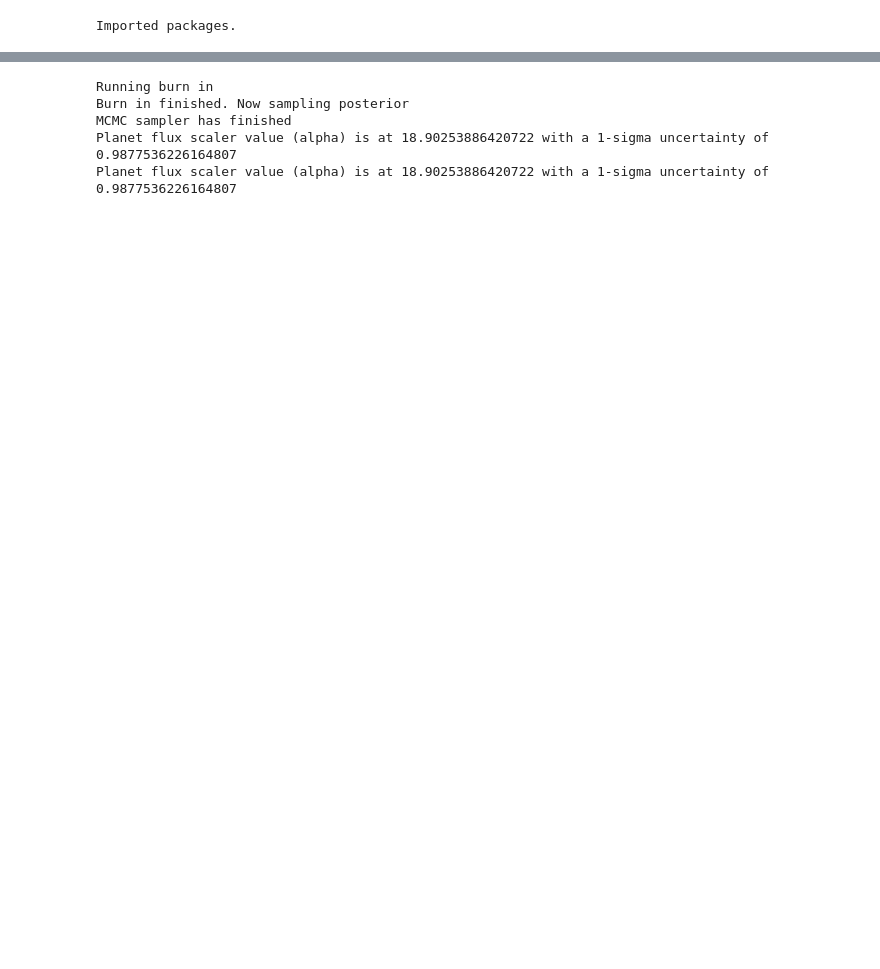
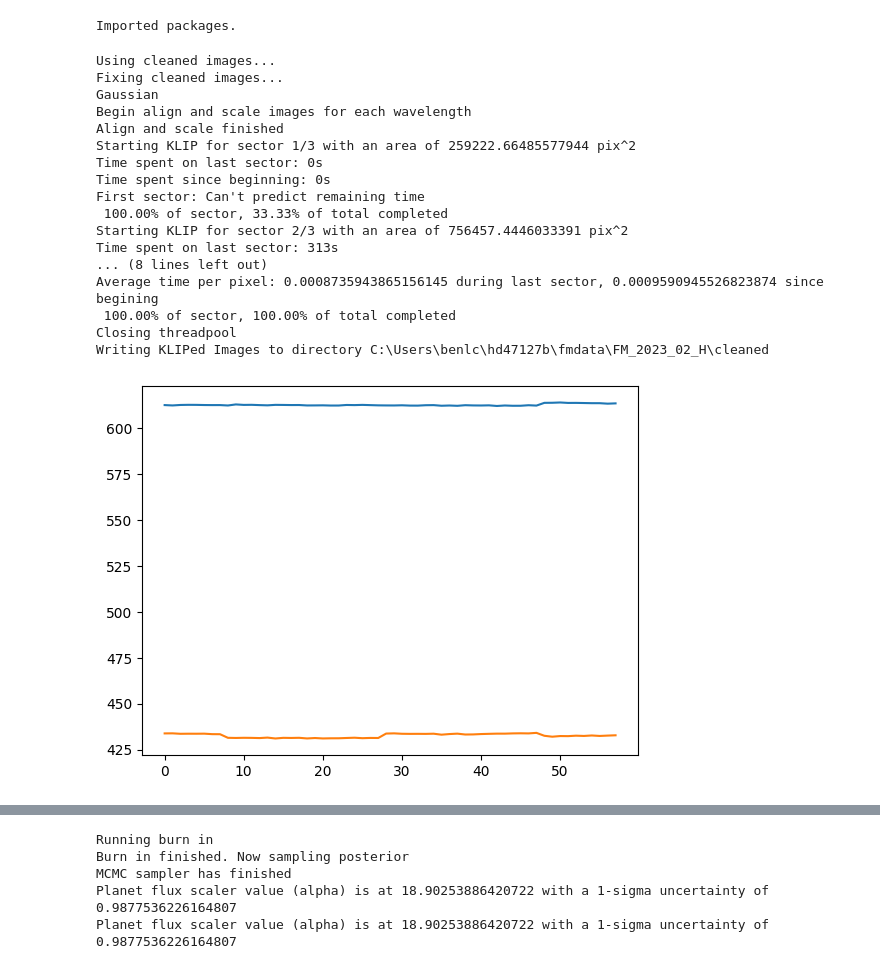
Before and after one commit to benlchang/HD47127-b-ADI, a Jupyter notebook: HD47127_ADI.ipynb, the cells around one changed output, grey strips where cells are left out. Saved outputs shown, nothing was run; the diff lists cells and outputs as text; code cells hidden in the pictures; blank space fills up the shorter version.

```diff
--- a/HD47127_ADI.ipynb
+++ b/HD47127_ADI.ipynb
@@ -53,7 +53,7 @@ univ_fwhms = {
 }
 
 resid_ctrs = {
-    "02_H": [5, 6],
+    "02_H": [7, 6],
     "12_J": [7, 5],
     "12_CH4short": [6, 6],
     "12_Kshort": [7, 5]
@@ -61,7 +61,7 @@ resid_ctrs = {
 
 #(x, y)
 adi_ctrs = {
-    '02_H': (613, 433),
+    '02_H': (613, 434),
     '12_Kshort': (618, 431),
     '12_CH4short': (599, 454),
     '12_J': (611, 436)
@@ -119,7 +119,10 @@ def ADI_getImages(band, xdim, ydim, print_header=False, cleaned=False):
     ctrs= np.zeros((len(flist),2))
     parangs = np.zeros((len(flist)))
 
-    boxrad = 4   #trying smaller for K short, 5 works for all others,
+    boxrad = 5   #trying smaller for K short, 5 works for all others,
+    if band == "12_Kshort":
+        boxrad = 4
+
     cx, cy = adi_ctrs[band]
     b, t, l, r = cy - boxrad, cy + boxrad, cx - boxrad, cx + boxrad
     shift_q = []
@@ -382,7 +385,7 @@ def test_fwhm_plot_residuals(band, lo, hi, inc, cleaned=False):
         # uncomment if images aren't already generated
         gaussian = makeGaussian(size=15, amplitude=30, fwhm=fwhm)
         gaussian_base_signal = np.matrix.sum(np.matrix(gaussian))
-        # forwardmodel(band, gaussian=gaussian, fwhm=fwhm, cleaned=cleaned)
+        # forwardmodel(band, gaussian=gaussian, fwhm=fwhm, cleaned=cleaned, patch=True)
 
         fit = processFMObject(band, fwhm, cleaned=cleaned)
 
@@ -475,4 +494,29 @@ def patch_bad_pixels(band, cleaned=True):
 
 # band = '12_CH4short'
 # patch_bad_pixels(band, cleaned=True)
+# %%
+band = "02_H"
+gaussian = makeGaussian(size=15, amplitude=30, fwhm=univ_fwhms[band])
+gaussian_base_signal = np.matrix.sum(np.matrix(gaussian))
+forwardmodel(band, gaussian=gaussian, fwhm=univ_fwhms[band], cleaned=True, patch=True)
+# patch_bad_pixels(band, cleaned=True)
+# %% [output]
+Using cleaned images...
+Fixing cleaned images...
+Gaussian
+Begin align and scale images for each wavelength
+Align and scale finished
+Starting KLIP for sector 1/3 with an area of 259222.66485577944 pix^2
+Time spent on last sector: 0s
+Time spent since beginning: 0s
+First sector: Can't predict remaining time
+ 100.00% of sector, 33.33% of total completed
+Starting KLIP for sector 2/3 with an area of 756457.4446033391 pix^2
+Time spent on last sector: 313s
+... (8 lines left out)
+Average time per pixel: 0.0008735943865156145 during last sector, 0.0009590945526823874 since begining
+ 100.00% of sector, 100.00% of total completed
+Closing threadpool
+Writing KLIPed Images to directory C:\Users\benlc\hd47127b\fmdata\FM_2023_02_H\cleaned
+[figure, added]
 # %%
```
Also changed, not shown: parts of 6 cells of this notebook.
